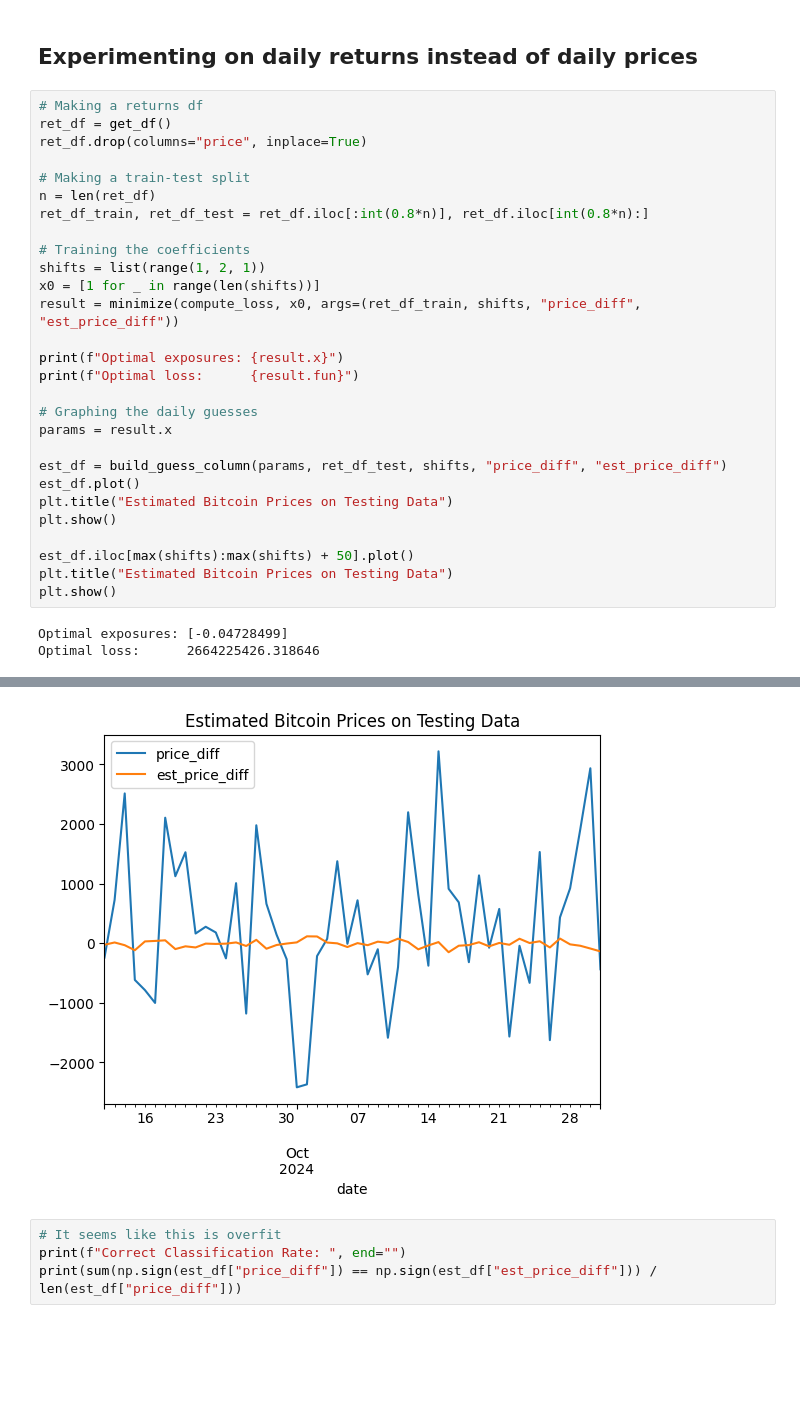
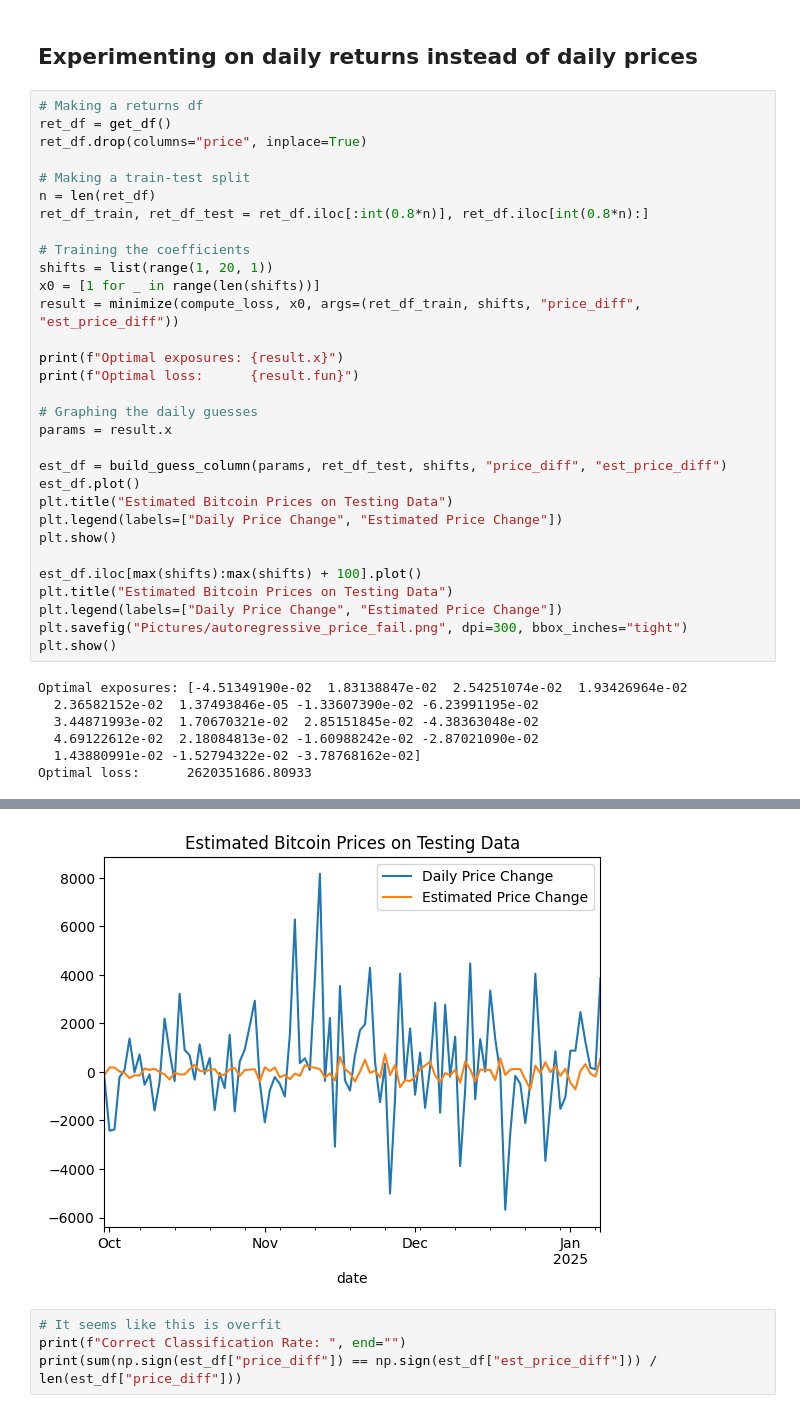
Before and after one commit to EthanPrimes/autoregressive_bitcoin_price_estimation, a Jupyter notebook: linear_regression.ipynb, the cells around one changed output, grey strips where cells are left out. Cells and saved outputs as stored; diff of their text form; blank space fills up the shorter version.

Commit message:
generated a few new images

```diff
--- a/linear_regression.ipynb
+++ b/linear_regression.ipynb
@@ -91,7 +89,7 @@ n = len(ret_df)
 ret_df_train, ret_df_test = ret_df.iloc[:int(0.8*n)], ret_df.iloc[int(0.8*n):]
 
 # Training the coefficients
-shifts = list(range(1, 2, 1))
+shifts = list(range(1, 20, 1))
 x0 = [1 for _ in range(len(shifts))]
 result = minimize(compute_loss, x0, args=(ret_df_train, shifts, "price_diff", "est_price_diff"))
 
@@ -104,11 +102,18 @@ params = result.x
 est_df = build_guess_column(params, ret_df_test, shifts, "price_diff", "est_price_diff")
 est_df.plot()
 plt.title("Estimated Bitcoin Prices on Testing Data")
+plt.legend(labels=["Daily Price Change", "Estimated Price Change"])
 plt.show()
 
-est_df.iloc[max(shifts):max(shifts) + 50].plot()
+est_df.iloc[max(shifts):max(shifts) + 100].plot()
 plt.title("Estimated Bitcoin Prices on Testing Data")
+plt.legend(labels=["Daily Price Change", "Estimated Price Change"])
+plt.savefig("Pictures/autoregressive_price_fail.png", dpi=300, bbox_inches="tight")
 plt.show()
 # %% [output]
-Optimal exposures: [-0.04728499]
-Optimal loss:      2664225426.318646
+Optimal exposures: [-4.51349190e-02  1.83138847e-02  2.54251074e-02  1.93426964e-02
+  2.36582152e-02  1.37493846e-05 -1.33607390e-02 -6.23991195e-02
+  3.44871993e-02  1.70670321e-02  2.85151845e-02 -4.38363048e-02
+  4.69122612e-02  2.18084813e-02 -1.60988242e-02 -2.87021090e-02
+  1.43880991e-02 -1.52794322e-02 -3.78768162e-02]
+Optimal loss:      2620351686.80933
@@ -116,4 +121,4 @@ Optimal loss:      2664225426.318646
-[figure, old version]
+[figure, new version]
 # %%
 # It seems like this is overfit
 print(f"Correct Classification Rate: ", end="")
```
Also changed, not shown: parts of 2 cells of this notebook, 2 other files.
